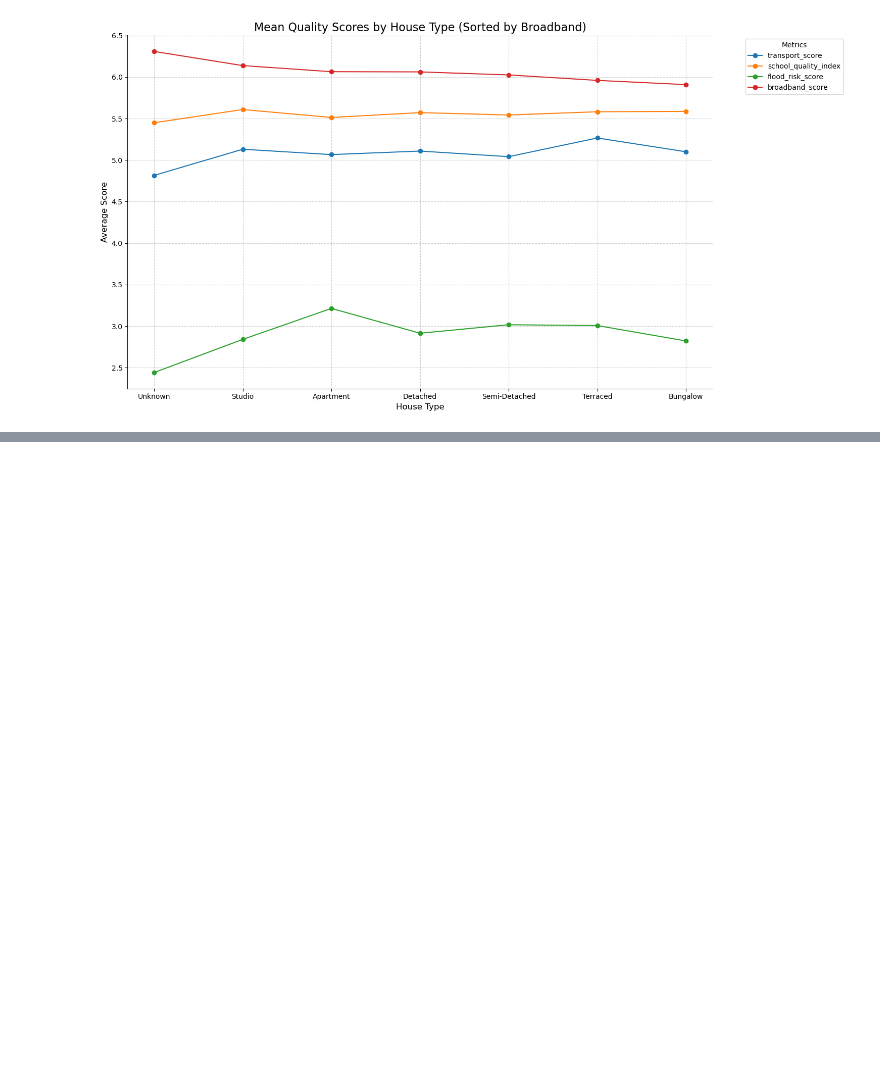
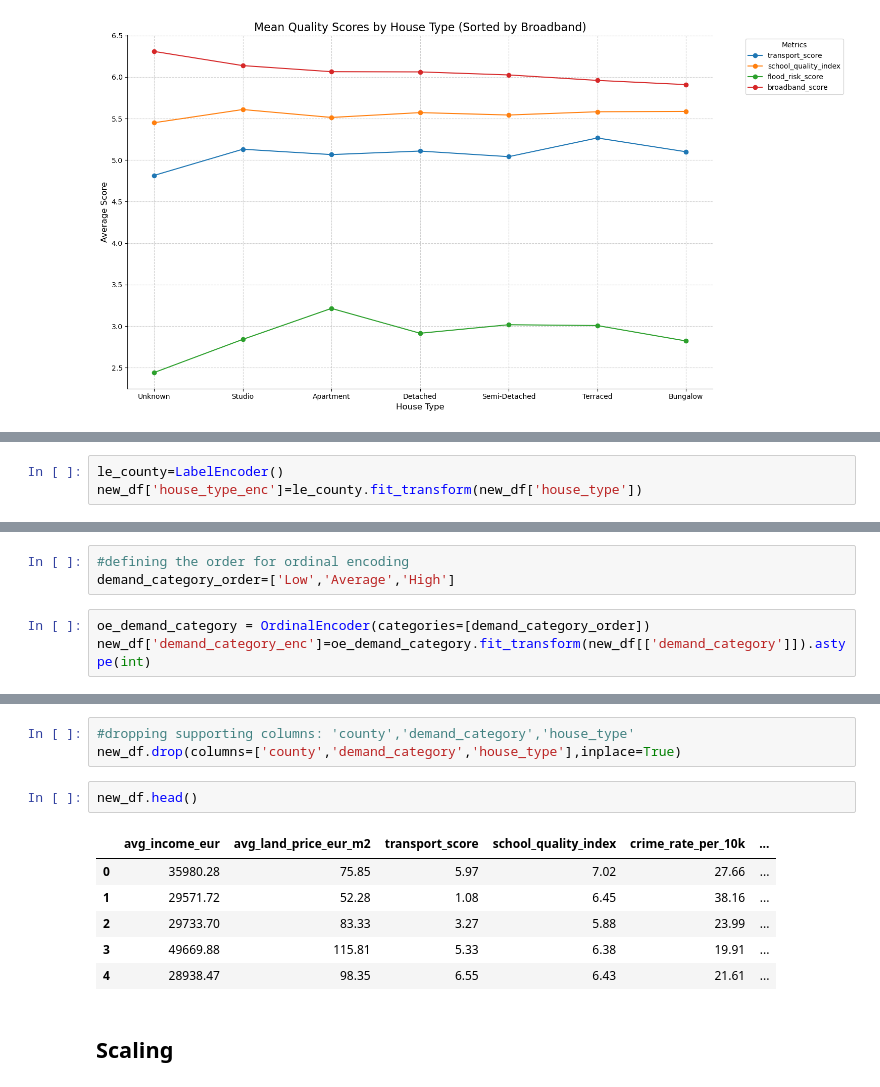
Before and after one commit to AnnaKusia/https-classroom.github.com-a-vi8Otmbm, a Jupyter notebook: HDipl_L8_ML_CA2_sba24023_Anna_Les.ipynb, the cells around one changed output, grey strips where cells are left out. Cells and saved outputs as stored; diff of their text form; blank space fills up the shorter version.

```diff
--- a/HDipl_L8_ML_CA2_sba24023_Anna_Les.ipynb
+++ b/HDipl_L8_ML_CA2_sba24023_Anna_Les.ipynb
@@ -1044,0 +1141,3 @@ plt.show()
+# %%
+le_county=LabelEncoder()
+new_df['house_type_enc']=le_county.fit_transform(new_df['house_type'])
@@ -1044,0 +1156,6 @@ plt.show()
+# %%
+#defining the order for ordinal encoding
+demand_category_order=['Low','Average','High']
+# %%
+oe_demand_category = OrdinalEncoder(categories=[demand_category_order])
+new_df['demand_category_enc']=oe_demand_category.fit_transform(new_df[['demand_category']]).astype(int)
@@ -1044,0 +1184,14 @@ plt.show()
+# %%
+#dropping supporting columns: 'county','demand_category','house_type'
+new_df.drop(columns=['county','demand_category','house_type'],inplace=True)
+# %%
+new_df.head()
+# %% [output]
+|  | avg_income_eur | avg_land_price_eur_m2 | transport_score | school_quality_index | crime_rate_per_10k | ... |
+| 0 | 35980.28 | 75.85 | 5.97 | 7.02 | 27.66 | ... |
+| 1 | 29571.72 | 52.28 | 1.08 | 6.45 | 38.16 | ... |
+| 2 | 29733.70 | 83.33 | 3.27 | 5.88 | 23.99 | ... |
+| 3 | 49669.88 | 115.81 | 5.33 | 6.38 | 19.91 | ... |
+| 4 | 28938.47 | 98.35 | 6.55 | 6.43 | 21.61 | ... |
+# %% [markdown]
+## Scaling
```
Also changed, not shown: parts of 24 cells of this notebook.
